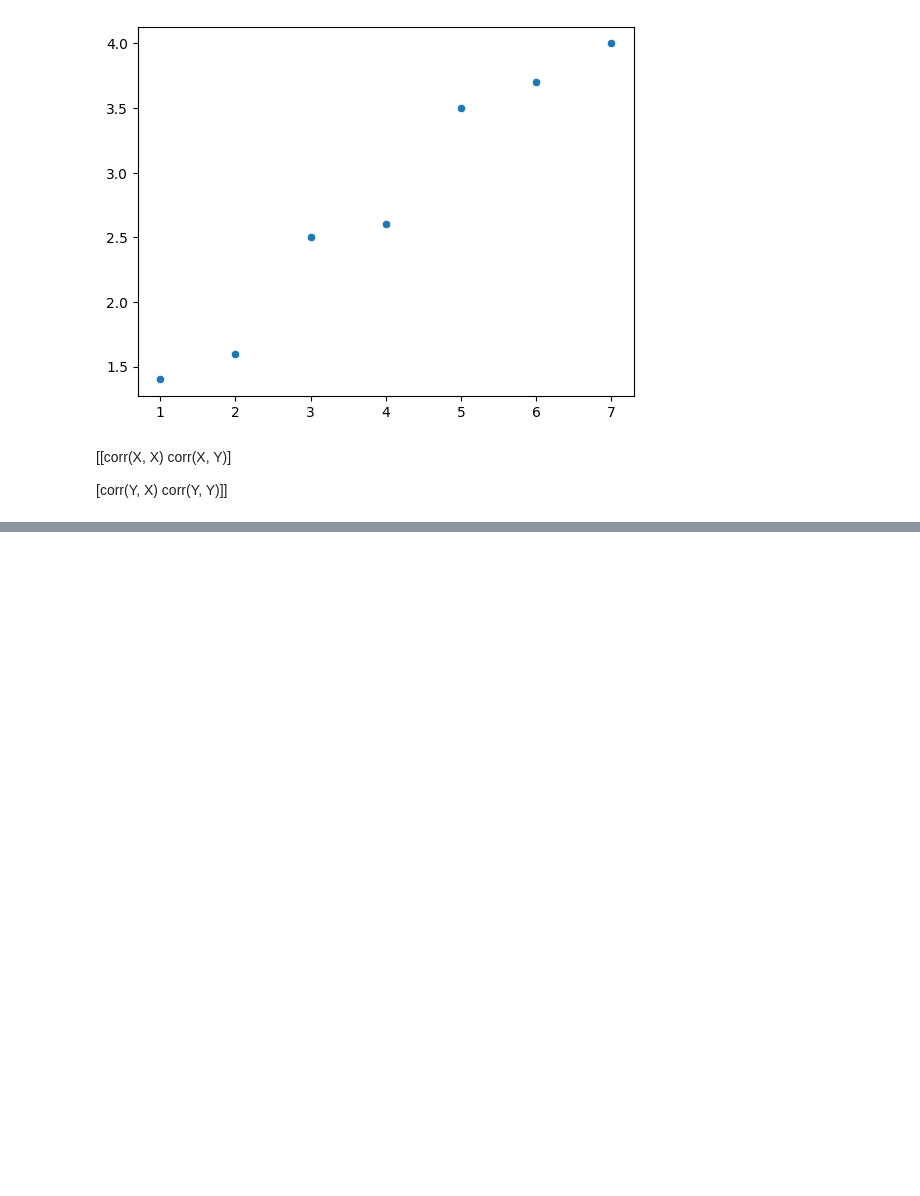
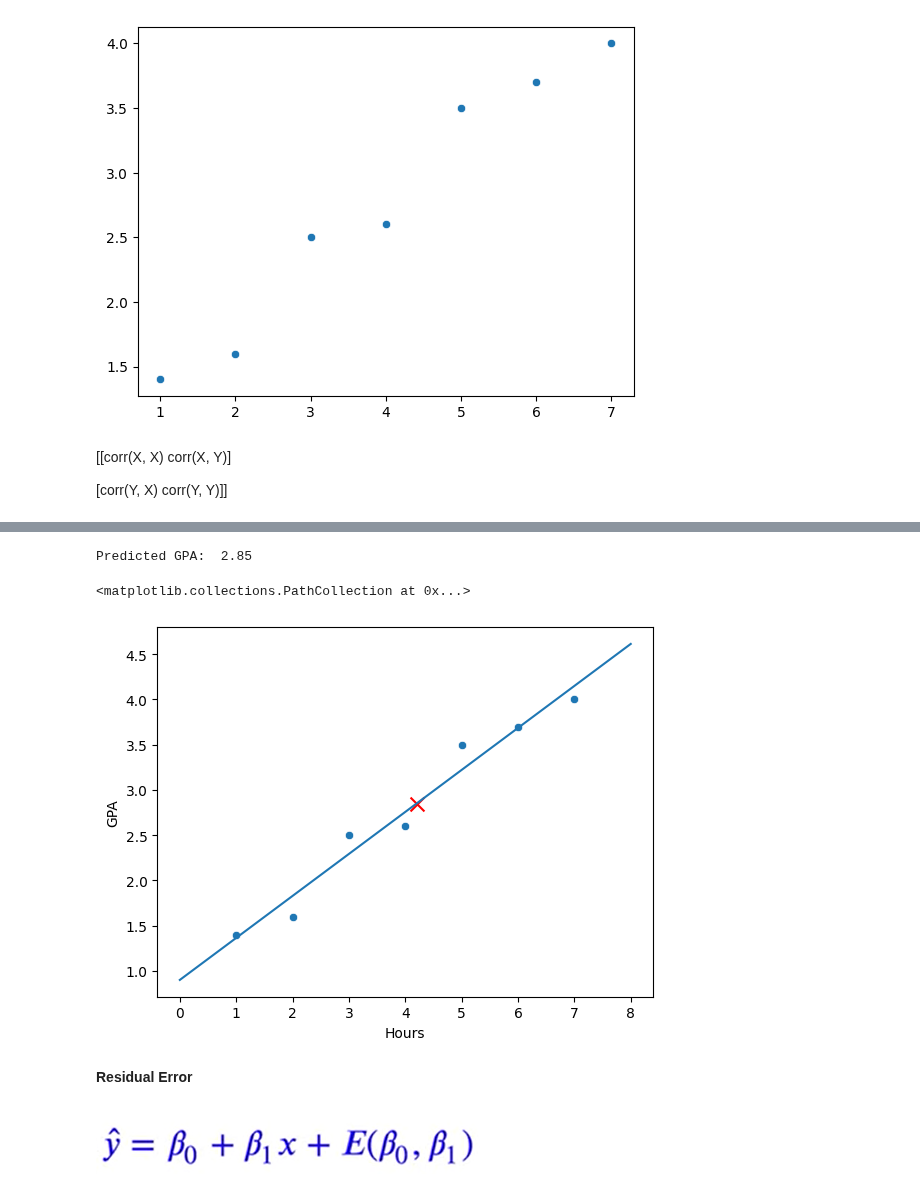
Before and after one commit to Haseebi-khan/MachineLearning, a Jupyter notebook: MachineLearning2.ipynb, the cells around one changed output, grey strips where cells are left out. Saved outputs shown, nothing was run; the diff lists cells and outputs as text; code cells hidden in the pictures; blank space fills up the shorter version.

```diff
--- a/MachineLearning2.ipynb
+++ b/MachineLearning2.ipynb
@@ -144,0 +215,19 @@ sns.scatterplot(x=no_of_hours,y=gpa)
+# %%
+# Studing 4.2 hourse how much GPA a Student will get?
+import matplotlib.pyplot as plt
+studingHours = 4.2
+GPA = a + b * studingHours
+print("Predicted GPA: ", GPA)
+sns.scatterplot(x="Hours",y="GPA",data=data)
+xpointsofline = np.linspace(0, 8, 100)
+ypointsofline = a + b * xpointsofline
+sns.lineplot(x=xpointsofline, y=ypointsofline)
+plt.scatter(studingHours, GPA, marker="x",s=100, color="red" )
+# %% [output]
+Predicted GPA:  2.85
+<matplotlib.collections.PathCollection at 0x...>
+[figure, added]
+# %% [markdown]
+**Residual Error**
+# %% [markdown]
+![image.png](embedded-picture-1)
```
Also changed, not shown: parts of 17 cells of this notebook.
